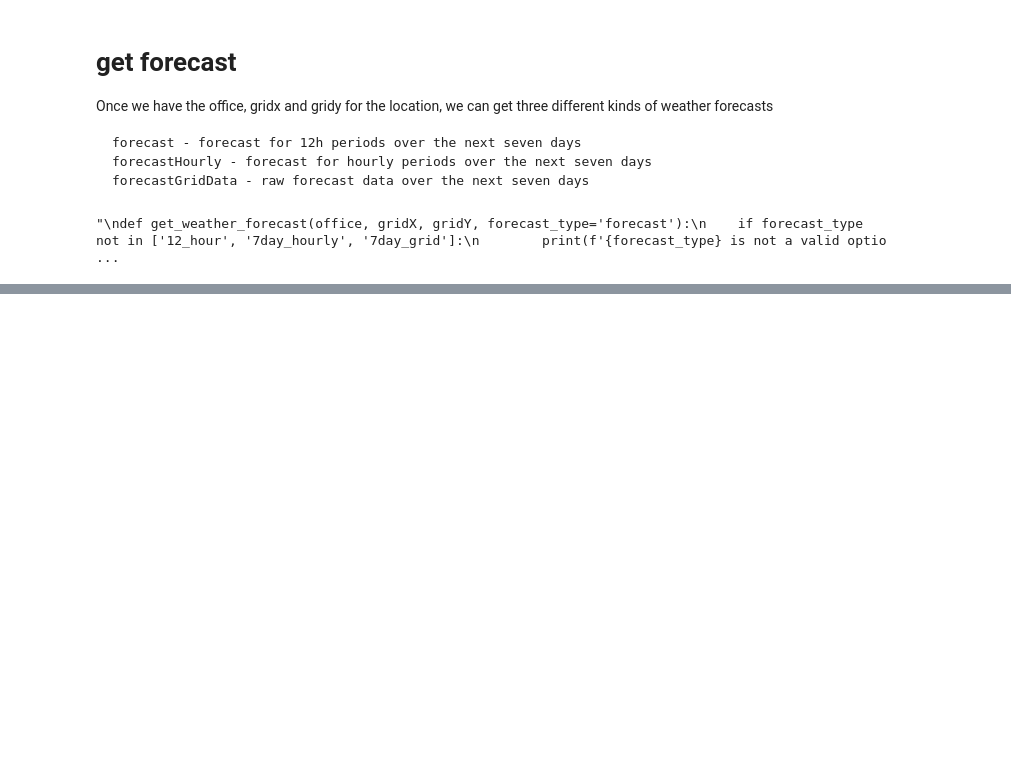
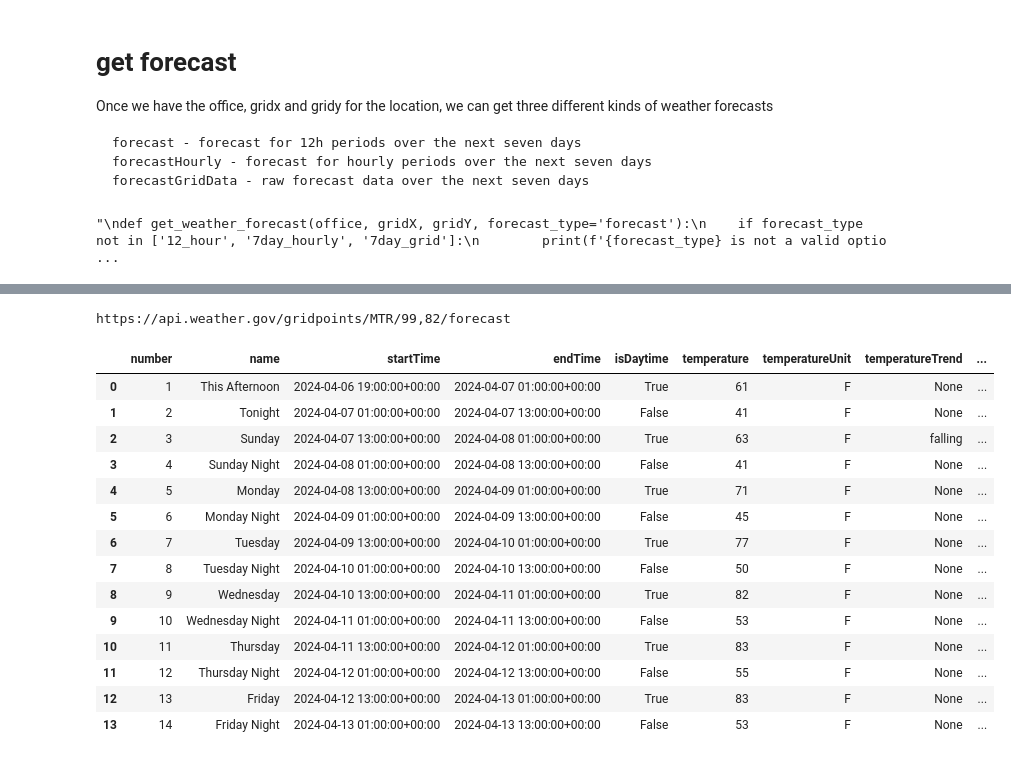
Before and after one commit to denny-lehman/ev_charging, a Jupyter notebook: data/weather.ipynb, the cells around one changed output, grey strips where cells are left out. Cells and saved outputs as stored; diff of their text form; code cells hidden in the pictures; blank space fills up the shorter version.

```diff
--- a/data/weather.ipynb
+++ b/data/weather.ipynb
@@ -227,0 +249,21 @@ ct_hourly_forecast_df
+# %%
+office_forecast = get_weather_forecast(office_grid, office_grid_x, office_grid_y)
+office_forecast_df = create_forecast_df(office_forecast)
+office_forecast_df
+# %% [output]
+https://api.weather.gov/gridpoints/MTR/99,82/forecast
+|  | number | name | startTime | endTime | isDaytime | temperature | temperatureUnit | temperatureTrend | ... |
+| 0 | 1 | This Afternoon | 2024-04-06 19:00:00+00:00 | 2024-04-07 01:00:00+00:00 | True | 61 | F | None | ... |
+| 1 | 2 | Tonight | 2024-04-07 01:00:00+00:00 | 2024-04-07 13:00:00+00:00 | False | 41 | F | None | ... |
+| 2 | 3 | Sunday | 2024-04-07 13:00:00+00:00 | 2024-04-08 01:00:00+00:00 | True | 63 | F | falling | ... |
+| 3 | 4 | Sunday Night | 2024-04-08 01:00:00+00:00 | 2024-04-08 13:00:00+00:00 | False | 41 | F | None | ... |
+| 4 | 5 | Monday | 2024-04-08 13:00:00+00:00 | 2024-04-09 01:00:00+00:00 | True | 71 | F | None | ... |
+| 5 | 6 | Monday Night | 2024-04-09 01:00:00+00:00 | 2024-04-09 13:00:00+00:00 | False | 45 | F | None | ... |
+| 6 | 7 | Tuesday | 2024-04-09 13:00:00+00:00 | 2024-04-10 01:00:00+00:00 | True | 77 | F | None | ... |
+| 7 | 8 | Tuesday Night | 2024-04-10 01:00:00+00:00 | 2024-04-10 13:00:00+00:00 | False | 50 | F | None | ... |
+| 8 | 9 | Wednesday | 2024-04-10 13:00:00+00:00 | 2024-04-11 01:00:00+00:00 | True | 82 | F | None | ... |
+| 9 | 10 | Wednesday Night | 2024-04-11 01:00:00+00:00 | 2024-04-11 13:00:00+00:00 | False | 53 | F | None | ... |
+| 10 | 11 | Thursday | 2024-04-11 13:00:00+00:00 | 2024-04-12 01:00:00+00:00 | True | 83 | F | None | ... |
+| 11 | 12 | Thursday Night | 2024-04-12 01:00:00+00:00 | 2024-04-12 13:00:00+00:00 | False | 55 | F | None | ... |
+| 12 | 13 | Friday | 2024-04-12 13:00:00+00:00 | 2024-04-13 01:00:00+00:00 | True | 83 | F | None | ... |
+| 13 | 14 | Friday Night | 2024-04-13 01:00:00+00:00 | 2024-04-13 13:00:00+00:00 | False | 53 | F | None | ... |
```
Also changed, not shown: parts of 5 cells of this notebook, 3 other files.
